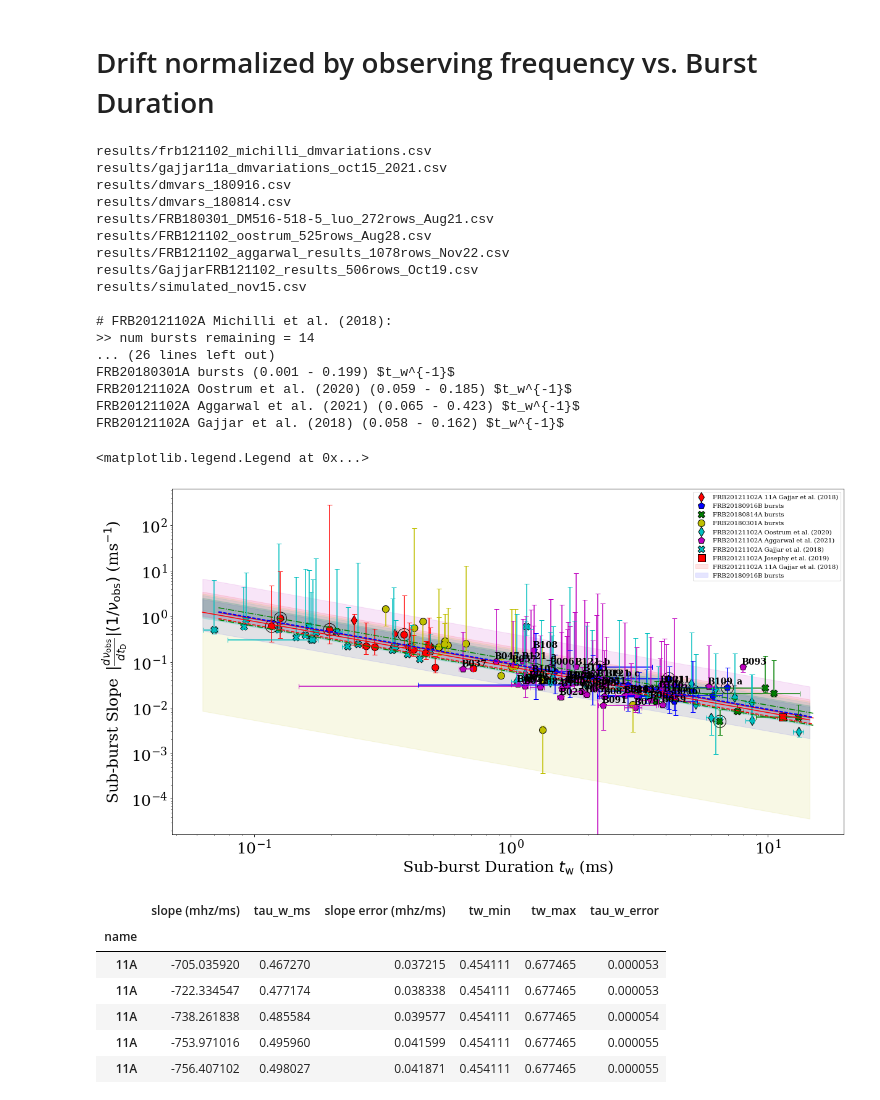
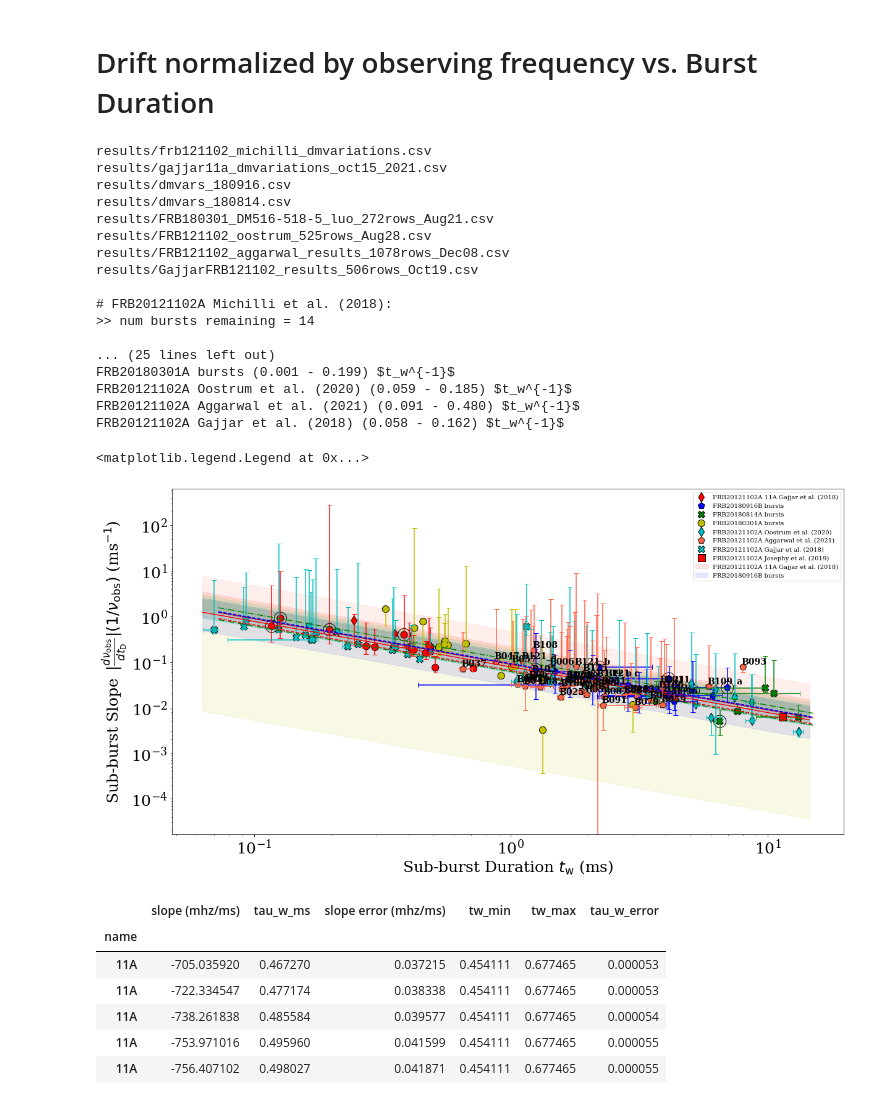
Before and after one commit to mef51/frbgui, a Jupyter notebook: PaperFigures.ipynb, the cells around one changed output. Cells and saved outputs as stored; diff of their text form; code cells hidden in the pictures.

```diff
--- a/PaperFigures.ipynb
+++ b/PaperFigures.ipynb
@@ -6,9 +20,10 @@ import pandas as pd
 import numpy as np
 import matplotlib.pyplot as plt
 from itertools import cycle
-import warnings
+import warnings, importlib
 import scipy
 warnings.filterwarnings('ignore')
+importlib.reload(driftlaw)
 
 pd.options.mode.chained_assignment = None  # default='warn'
 pd.set_option('display.max_rows', None)
@@ -21,9 +36,9 @@ sources_filenames = [
     'results/dmvars_180814.csv',
     'results/FRB180301_DM516-518-5_luo_272rows_Aug21.csv',
     'results/FRB121102_oostrum_525rows_Aug28.csv',
-    'results/FRB121102_aggarwal_results_1078rows_Nov22.csv',
+    'results/FRB121102_aggarwal_results_1078rows_Dec08.csv',
     'results/GajjarFRB121102_results_506rows_Oct19.csv',
-    'results/simulated_nov15.csv'
+    # 'results/simulated_nov15.csv'
 ]
 
 sources = []
@@ -43,7 +58,7 @@ names = [
     'FRB20121102A Oostrum et al. (2020) DM Variations',
     'FRB20121102A Aggarwal et al. (2021) DM Variations',
     'FRB20121102A Gajjar et al. (2018) DM Variations',
-    'Simulated DM Variations'
+    # 'Simulated DM Variations'
 ]
 annotations = [
     [0, 1, 2, 3, 4, 5],
@@ -123,7 +138,7 @@ def getFRB20121102AFit(pltdata):
     _, fits = driftlaw.plotSlopeVsDuration([frb121102frame], ['merged'], logscale=True, fiterrorfunc=driftlaw.log_error)
     return fits[0][1], fits[0][2]
 
-fig1pltdata = { 'frames': [], 'labels': [], 'colors': cycle(['r', 'r', 'b', 'g', 'y', 'c', 'm', 'c']) }
+fig1pltdata = { 'frames': [], 'labels': [], 'colors': cycle(['r', 'r', 'b', 'g', 'y', 'c', 'tomato', 'c']) }
 fitdata = pd.DataFrame()
 Bconstants = []
 for source, name, annotate, exclude, targetDM in zip(sources, names, annotations, exclusions, targetDMs):
@@ -261,38 +276,38 @@ frb121102_A = (0.07816130353202802, 0.005971946986254264)
 plt.plot(x, frb121102_A[0]/x, 'r-', label='{} fit ({:.3f} $\\pm$ {:.3f}) $t_w^{{-1}}$'.format('FRB20121102A', frb121102_A[0], frb121102_A[1]))
 
 # Legend stuff
 hdls, lbls = ax.get_legend_handles_labels()
 # order = [3, 4, 7, 5, 6, 2, 0, 1, 8, 9, 10]
 # ax.legend([hdls[idx] for idx in order], [lbls[idx] for idx in order], fontsize='x-large')
 # hdls[0], hdls[1], hdls[2], hdls[5], hdls[6], hdls[7] = hdls[2], hdls[0], hdls[1], hdls[7], hdls[5], hdls[6]
 # lbls[0], lbls[1], lbls[2], lbls[5], lbls[6], lbls[7] = lbls[2], lbls[0], lbls[1], lbls[7], lbls[5], lbls[6]
 # ax.legend(fontsize='medium')
 ax.legend(hdls[8:18], lbls[8:18], fontsize='medium')
 # ax.get_legend().remove()
 
 # ax.set_xlim(0.0737, 12.5)
 # ax.set_ylim(0.0013395279509532563, 508.64764364084175)
 # plt.savefig('figures/driftvnuobs_dmvars.pdf')
 # %% [output]
 results/frb121102_michilli_dmvariations.csv
 results/gajjar11a_dmvariations_oct15_2021.csv
 results/dmvars_180916.csv
 results/dmvars_180814.csv
 results/FRB180301_DM516-518-5_luo_272rows_Aug21.csv
 results/FRB121102_oostrum_525rows_Aug28.csv
-results/FRB121102_aggarwal_results_1078rows_Nov22.csv
+results/FRB121102_aggarwal_results_1078rows_Dec08.csv
 results/GajjarFRB121102_results_506rows_Oct19.csv
-results/simulated_nov15.csv
 
 # FRB20121102A Michilli et al. (2018):
 >> num bursts remaining = 14
-... (26 lines left out)
+
+... (25 lines left out)
 FRB20180301A bursts (0.001 - 0.199) $t_w^{-1}$
 FRB20121102A Oostrum et al. (2020) (0.059 - 0.185) $t_w^{-1}$
-FRB20121102A Aggarwal et al. (2021) (0.065 - 0.423) $t_w^{-1}$
+FRB20121102A Aggarwal et al. (2021) (0.091 - 0.480) $t_w^{-1}$
 FRB20121102A Gajjar et al. (2018) (0.058 - 0.162) $t_w^{-1}$
 <matplotlib.legend.Legend at 0x...>
-[figure, old version]
+[figure, new version]
 # %%
 source[['slope (mhz/ms)', 'tau_w_ms', 'slope error (mhz/ms)', 'tw_min', 'tw_max', 'tau_w_error']]
 # %% [output]
```
Also changed, not shown: parts of 9 cells of this notebook, 5 other files.
